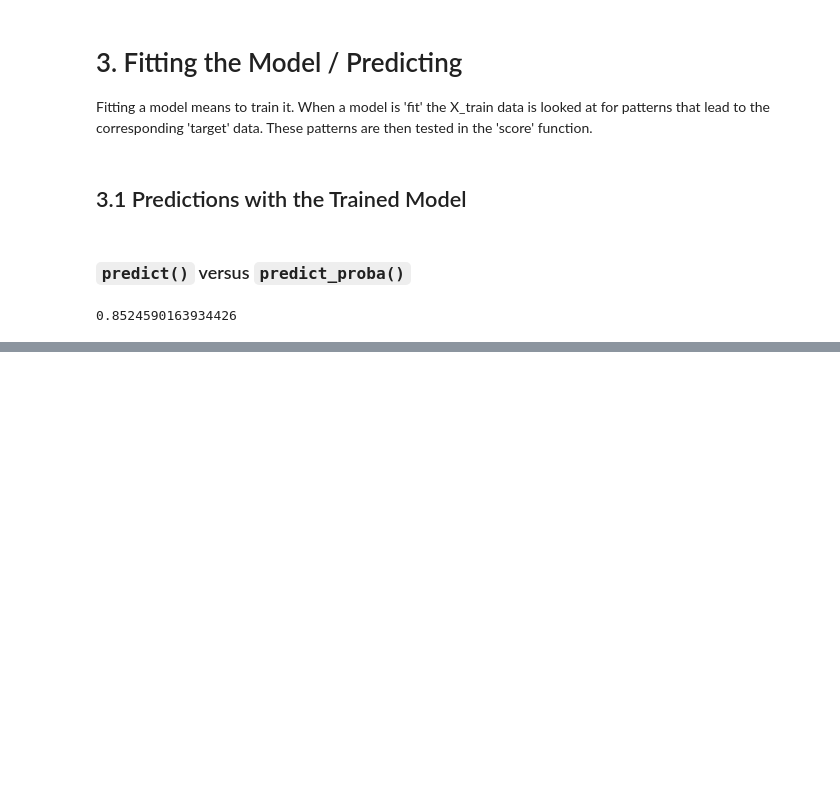
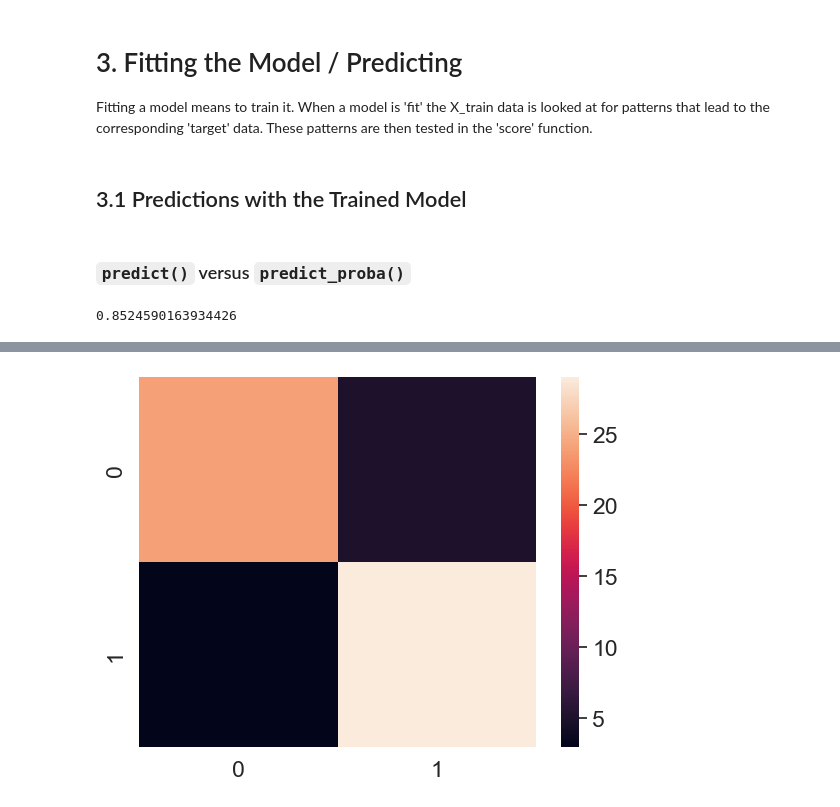
Before and after one commit to lorenarms/Machine_Learning, a Jupyter notebook: sample_project_01/sklearn_tut/sklearn_tut.ipynb, the cells around one changed output, grey strips where cells are left out. Cells and saved outputs as stored; diff of their text form; code cells hidden in the pictures; blank space fills up the shorter version.

```diff
--- a/sample_project_01/sklearn_tut/sklearn_tut.ipynb
+++ b/sample_project_01/sklearn_tut/sklearn_tut.ipynb
@@ -701,0 +898,15 @@ np.mean(y_preds == y_test)
+# %%
+from sklearn.model_selection import cross_val_score
+from sklearn.ensemble import RandomForestClassifier
+
+np.random.seed(42)
+
+X = heart.drop("target", axis=1)
+y = heart["target"]
+
+X_train, X_test, y_train, y_test = train_test_split(X, y, test_size=0.2)
+
+clf = RandomForestClassifier()
+clf.fit(X_train, y_train)
+cv_score = cross_val_score(clf, X, y, cv=5)
+cv_score
@@ -701,0 +1021,6 @@ np.mean(y_preds == y_test)
+# %%
+from sklearn.metrics import confusion_matrix
+
+y_preds = clf.predict(X_test)
+
+confusion_matrix(y_test, y_preds)
@@ -701,0 +1079,17 @@ np.mean(y_preds == y_test)
+# %%
+# According to the above crosstab, we have 5 false positives, and
+# 3 false negatives
+#
+# Out of 61 total tests our model got (24 + 29) = 53 correect
+
+# Use seaborn.heatmap to make the visual better
+import seaborn as sns
+sns.set(font_scale=1.5)
+
+# create the matrix
+conf_mat = confusion_matrix(y_test, y_preds)
+
+# plot with seaborn
+sns.heatmap(conf_mat);
+# %% [output]
+[figure, added]
```
Also changed, not shown: parts of 55 cells of this notebook, 1 other file.
